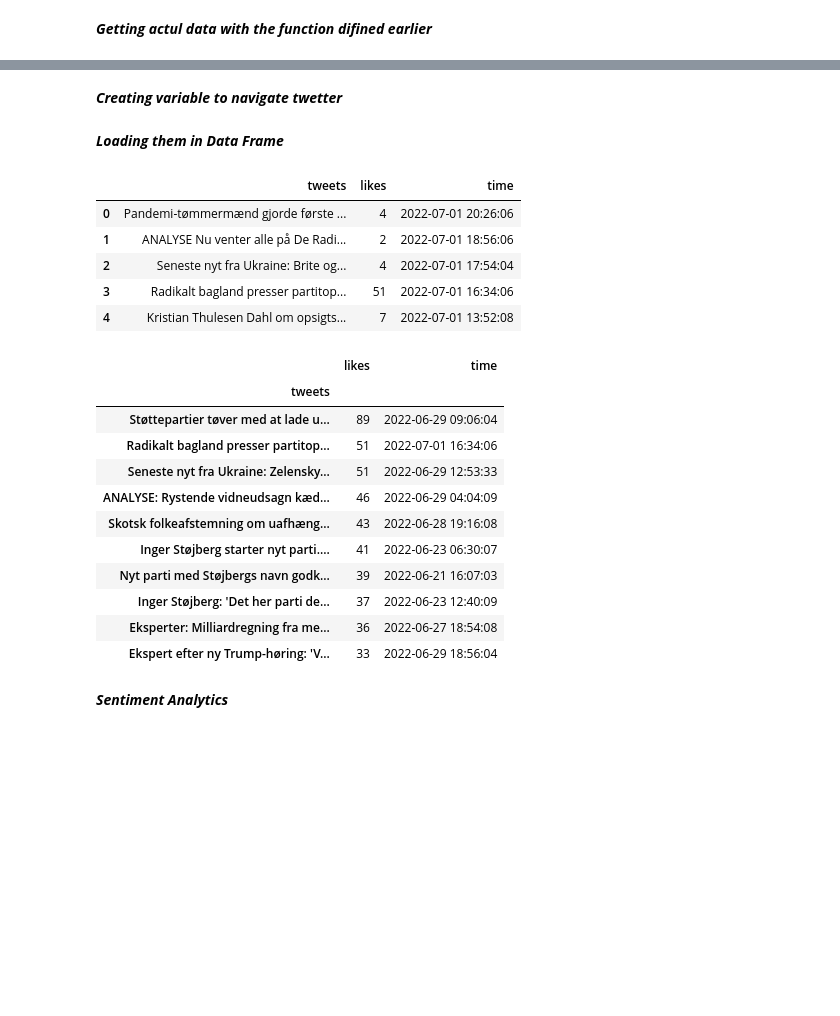
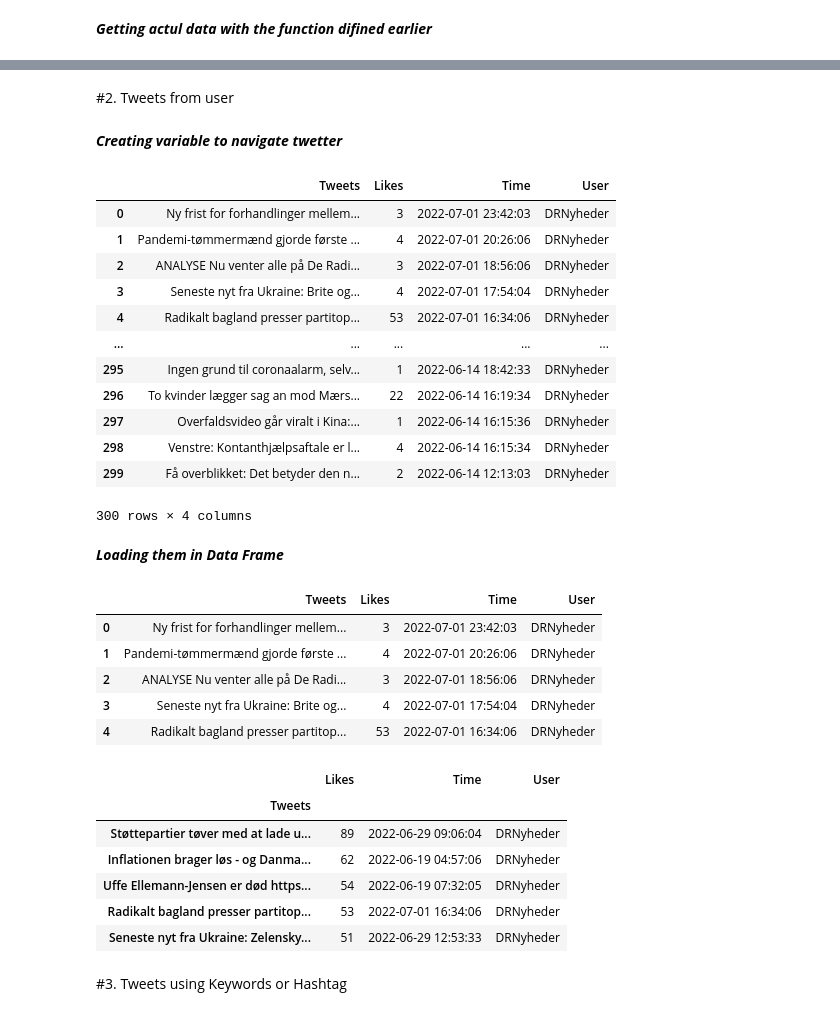
Before and after one commit to mrchapagain/SocialNetworkAnalytics, a Jupyter notebook: TwiteerDataAnalytics.ipynb, the cells around one changed output, grey strips where cells are left out. Cells and saved outputs as stored; diff of their text form; code cells hidden in the pictures; blank space fills up the shorter version.

```diff
--- a/TwiteerDataAnalytics.ipynb
+++ b/TwiteerDataAnalytics.ipynb
@@ -103,48 +82,65 @@ df3.head()
+# %% [markdown]
+#2. Tweets from user
 # %% [markdown]
 ***Creating variable to navigate twetter***
 # %%
 # Obtaining tweet from specific user account
-number_of_tweets = 200
-tweets = []
-likes = []
-time = []
+def tweets_by_user(user):
+  limit=300
 
-for i in tweepy.Cursor(api.user_timeline, id="DRNyheder", tweet_mode="extended").items(number_of_tweets):
-  tweets.append(i.full_text)
-  likes.append(i.favorite_count)
-  time.append(i.created_at)
+  tweets_obj= tweepy.Cursor(api.user_timeline, screen_name=user, count=200, tweet_mode="extended").items(limit)
+
+  # Create Data Frame
+  columns= ['Tweets', 'Likes', 'Time', 'User']
+  tweets = []
+  for i in tweets_obj:
+    tweets.append([i.full_text, i.favorite_count, i.created_at, i.user.screen_name])
+
+  df= pd.DataFrame(tweets, columns=columns)
+  return df
+# %%
+df=tweets_by_user("DRNyheder")
+df
+# %% [output]
+|  | Tweets | Likes | Time | User |
+| 0 | Ny frist for forhandlinger mellem... | 3 | 2022-07-01 23:42:03 | DRNyheder |
+| 1 | Pandemi-tømmermænd gjorde første ... | 4 | 2022-07-01 20:26:06 | DRNyheder |
+| 2 | ANALYSE Nu venter alle på De Radi... | 3 | 2022-07-01 18:56:06 | DRNyheder |
+| 3 | Seneste nyt fra Ukraine: Brite og... | 4 | 2022-07-01 17:54:04 | DRNyheder |
+| 4 | Radikalt bagland presser partitop... | 53 | 2022-07-01 16:34:06 | DRNyheder |
+| ... | ... | ... | ... | ... |
+| 295 | Ingen grund til coronaalarm, selv... | 1 | 2022-06-14 18:42:33 | DRNyheder |
+| 296 | To kvinder lægger sag an mod Mærs... | 22 | 2022-06-14 16:19:34 | DRNyheder |
+| 297 | Overfaldsvideo går viralt i Kina:... | 1 | 2022-06-14 16:15:36 | DRNyheder |
+| 298 | Venstre: Kontanthjælpsaftale er l... | 4 | 2022-06-14 16:15:34 | DRNyheder |
+| 299 | Få overblikket: Det betyder den n... | 2 | 2022-06-14 12:13:03 | DRNyheder |
+300 rows × 4 columns
 # %% [markdown]
 ***Loading them in Data Frame***
 # %%
 # save them as dataframe by passing variables as a columns
-df = pd.DataFrame({"tweets":tweets, "likes":likes, "time":time})
-df= df[~df.tweets.str.contains("RT")].reset_index(drop=True)
+df= df[~df.Tweets.str.contains("RT")].reset_index(drop=True)
 #now lets make only tweets thats has not Re-Tweeted!
 
 df.head()
 # %% [output]
-|  | tweets | likes | time |
-| 0 | Pandemi-tømmermænd gjorde første ... | 4 | 2022-07-01 20:26:06 |
-| 1 | ANALYSE Nu venter alle på De Radi... | 2 | 2022-07-01 18:56:06 |
-| 2 | Seneste nyt fra Ukraine: Brite og... | 4 | 2022-07-01 17:54:04 |
-| 3 | Radikalt bagland presser partitop... | 51 | 2022-07-01 16:34:06 |
-| 4 | Kristian Thulesen Dahl om opsigts... | 7 | 2022-07-01 13:52:08 |
+|  | Tweets | Likes | Time | User |
+| 0 | Ny frist for forhandlinger mellem... | 3 | 2022-07-01 23:42:03 | DRNyheder |
+| 1 | Pandemi-tømmermænd gjorde første ... | 4 | 2022-07-01 20:26:06 | DRNyheder |
+| 2 | ANALYSE Nu venter alle på De Radi... | 3 | 2022-07-01 18:56:06 | DRNyheder |
+| 3 | Seneste nyt fra Ukraine: Brite og... | 4 | 2022-07-01 17:54:04 | DRNyheder |
+| 4 | Radikalt bagland presser partitop... | 53 | 2022-07-01 16:34:06 | DRNyheder |
 # %%
 # Top most liked tweets
-mostlike= df.loc[df.likes.nlargest(10).index].set_index("tweets")
+mostlike= df.loc[df.Likes.nlargest(5).index].set_index("Tweets")
 mostlike
 # %% [output]
-|  | likes | time |
-| tweets |  |  |
-| Støttepartier tøver med at lade u... | 89 | 2022-06-29 09:06:04 |
-| Radikalt bagland presser partitop... | 51 | 2022-07-01 16:34:06 |
-| Seneste nyt fra Ukraine: Zelensky... | 51 | 2022-06-29 12:53:33 |
-| ANALYSE: Rystende vidneudsagn kæd... | 46 | 2022-06-29 04:04:09 |
-| Skotsk folkeafstemning om uafhæng... | 43 | 2022-06-28 19:16:08 |
-| Inger Støjberg starter nyt parti.... | 41 | 2022-06-23 06:30:07 |
-| Nyt parti med Støjbergs navn godk... | 39 | 2022-06-21 16:07:03 |
-| Inger Støjberg: 'Det her parti de... | 37 | 2022-06-23 12:40:09 |
-| Eksperter: Milliardregning fra me... | 36 | 2022-06-27 18:54:08 |
-| Ekspert efter ny Trump-høring: 'V... | 33 | 2022-06-29 18:56:04 |
+|  | Likes | Time | User |
+| Tweets |  |  |  |
+| Støttepartier tøver med at lade u... | 89 | 2022-06-29 09:06:04 | DRNyheder |
+| Inflationen brager løs - og Danma... | 62 | 2022-06-19 04:57:06 | DRNyheder |
+| Uffe Ellemann-Jensen er død https... | 54 | 2022-06-19 07:32:05 | DRNyheder |
+| Radikalt bagland presser partitop... | 53 | 2022-07-01 16:34:06 | DRNyheder |
+| Seneste nyt fra Ukraine: Zelensky... | 51 | 2022-06-29 12:53:33 | DRNyheder |
-# %% [markdown]
-***Sentiment Analytics***
+# %% [markdown]
+#3.  Tweets using Keywords or Hashtag
```
Also changed, not shown: parts of 16 cells of this notebook.
